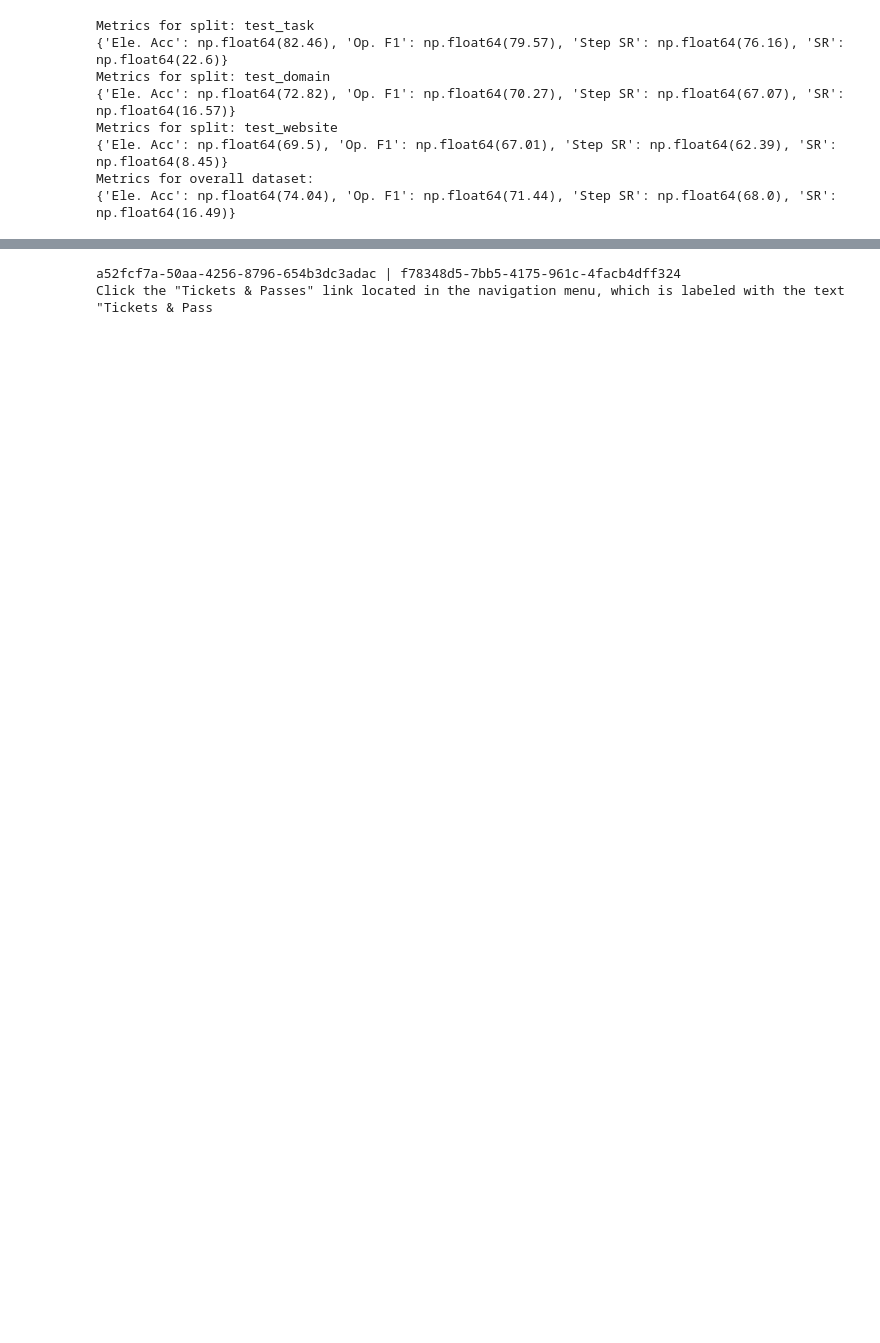
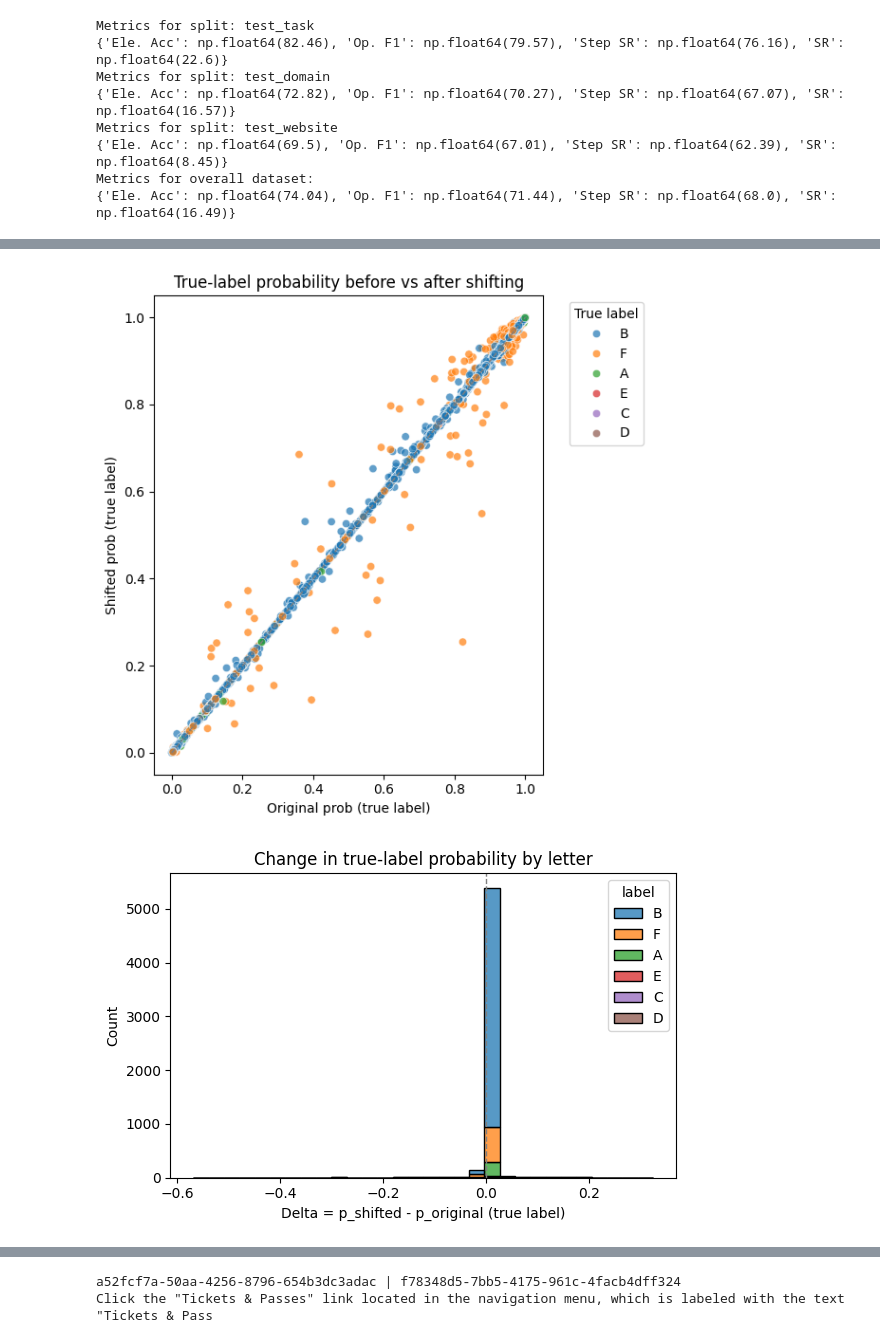
Before and after one commit to amitxy/Robots-That-Ask-For-Help-Over-The-Horizon, a Jupyter notebook: research.ipynb, the cells around one changed output, grey strips where cells are left out. Cells and saved outputs as stored; diff of their text form; code cells hidden in the pictures; blank space fills up the shorter version.

```diff
--- a/research.ipynb
+++ b/research.ipynb
@@ -258,0 +609,5 @@ test_df[(test_df['pred_set_size'] > 1)]
+# %%
+print_evaluation(df_orig)
+df_shift['pred_label'] =df_shift.apply(remap_choice, axis=1)
+print("After remapping:-------------------")
+print_evaluation(df_shift)
@@ -258,0 +664,52 @@ test_df[(test_df['pred_set_size'] > 1)]
+# %%
+import pandas as pd
+import seaborn as sns
+import matplotlib.pyplot as plt
+
+# Inputs: two DataFrames with per-sample probs
+# Assumed columns: annotation_id, action_uid, label (true letter), choices_probs (dict of letter->prob)
+# df_orig = pd.read_pickle("re_eval_results_22.pkl")          # original evaluation (e.g., A,B,F)
+# df_shift = pd.read_pickle("re_eval_results_23.pkl")    # shifted/renamed choices (e.g., A,B,C mapped from A,B,F)
+
+# Merge on a unique key; adjust keys if you use a different identifier
+key_cols = ["annotation_id", "action_uid"]
+merged = df_orig[key_cols + ["label", "choices_probs"]].merge(
+    df_shift[key_cols + ["choices_probs"]],
+    on=key_cols,
+    suffixes=("_orig", "_shift")
+)
+
+# Extract probabilities for the true label from both runs
+merged["p_orig"] = merged.apply(lambda r: r["choices_probs_orig"].get(r["label"], 0.0), axis=1)
+merged["p_shift"] = merged.apply(lambda r: r["choices_probs_shift"].get(r["label"], 0.0), axis=1)
+merged["delta"] = merged["p_shift"] - merged["p_orig"]
+
+# Scatter: original vs shifted probability for the true label
+plt.figure(figsize=(6, 6))
+ax = sns.scatterplot(
+    data=merged,
+    x="p_orig",
+    y="p_shift",
+    hue="label",  # color by true letter A–F
+    palette="tab10",
+    alpha=0.7,
+)
+ax.plot([0, 1], [0, 1], "--", color="gray", linewidth=1)
+ax.set_xlabel("Original prob (true label)")
+ax.set_ylabel("Shifted prob (true label)")
+ax.set_title("True-label probability before vs after shifting")
+ax.legend(title="True label", bbox_to_anchor=(1.05, 1), loc="upper left")
+plt.tight_layout()
+
+# Delta distribution by letter
+plt.figure(figsize=(6, 4))
+sns.histplot(data=merged, x="delta", hue="label", multiple="stack", bins=30, palette="tab10")
+plt.axvline(0, color="gray", linestyle="--", linewidth=1)
+plt.xlabel("Delta = p_shifted - p_original (true label)")
+plt.title("Change in true-label probability by letter")
+plt.tight_layout()
+
+plt.show()
+# %% [output]
+[figure, added]
+[figure, added]
```
Also changed, not shown: parts of 43 cells of this notebook, 6 other files.
